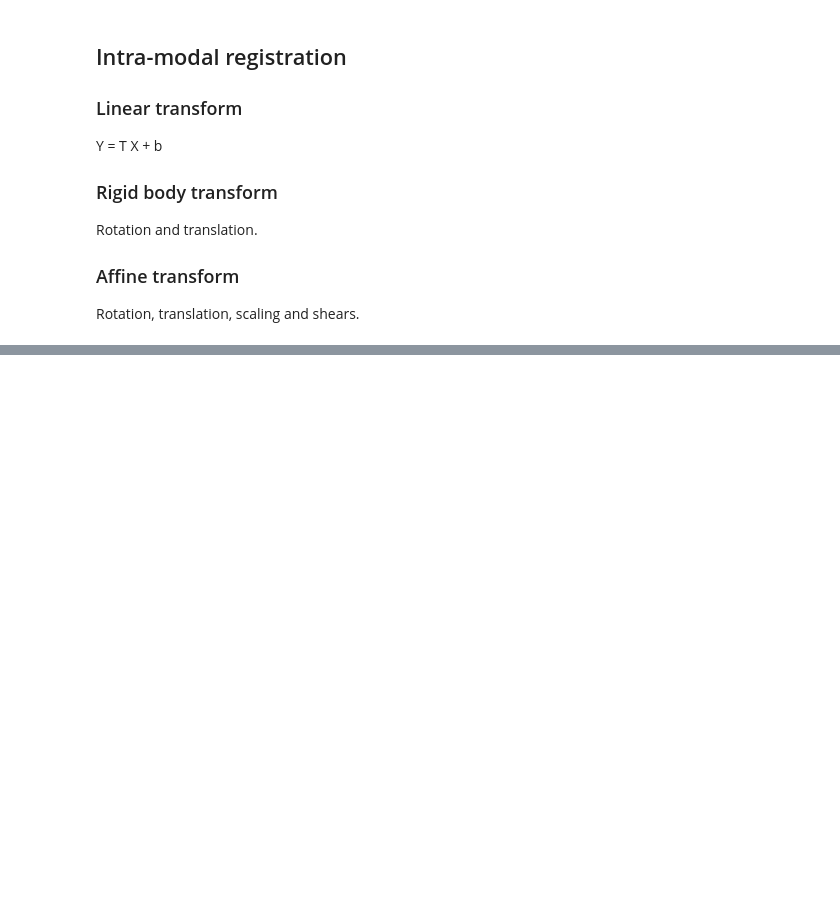
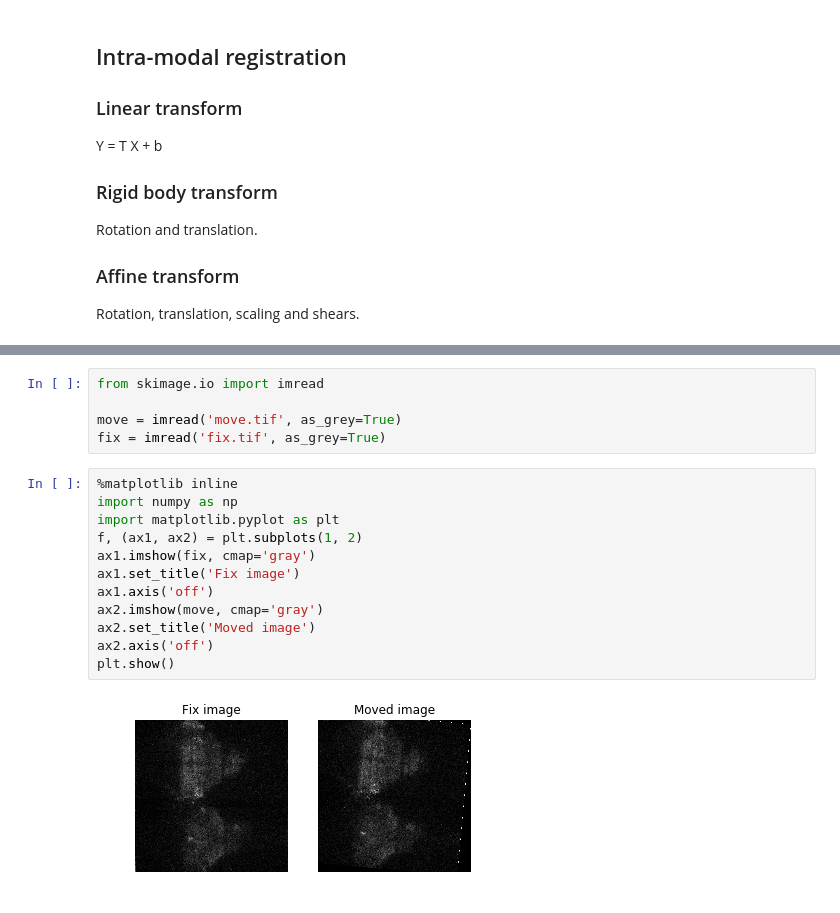
Before and after one commit to zqwei/fish_processing, a Jupyter notebook: imageRegistration/registration.ipynb, the cells around one changed output, grey strips where cells are left out. Cells and saved outputs as stored; diff of their text form; blank space fills up the shorter version.

```diff
--- a/imageRegistration/registration.ipynb
+++ b/imageRegistration/registration.ipynb
@@ -31,0 +85,19 @@ Rotation, translation, scaling and shears.
+# %%
+from skimage.io import imread
+
+move = imread('move.tif', as_grey=True)
+fix = imread('fix.tif', as_grey=True)
+# %%
+%matplotlib inline
+import numpy as np
+import matplotlib.pyplot as plt
+f, (ax1, ax2) = plt.subplots(1, 2)
+ax1.imshow(fix, cmap='gray')
+ax1.set_title('Fix image')
+ax1.axis('off')
+ax2.imshow(move, cmap='gray')
+ax2.set_title('Moved image')
+ax2.axis('off')
+plt.show()
+# %% [output]
+[figure, added]
```
Also changed, not shown: parts of 6 cells of this notebook, 5 other files.
